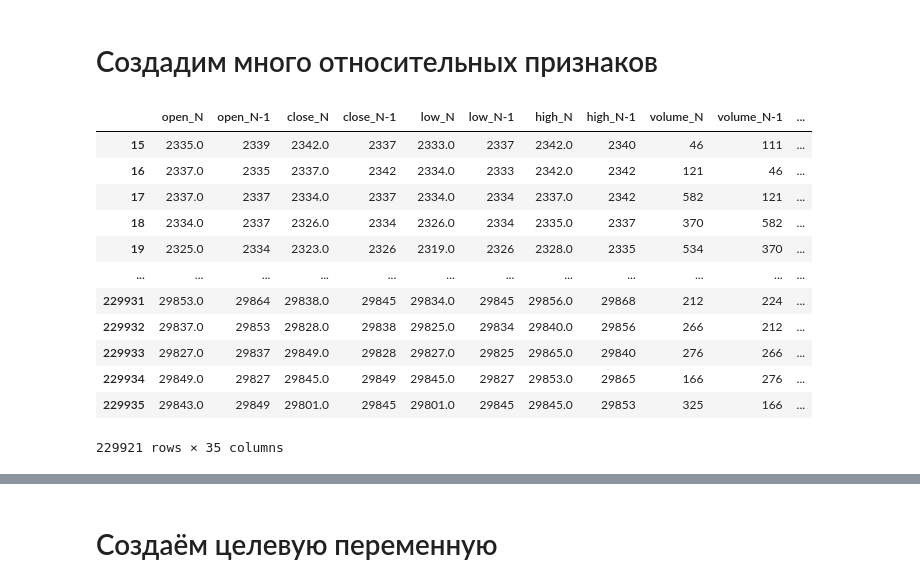
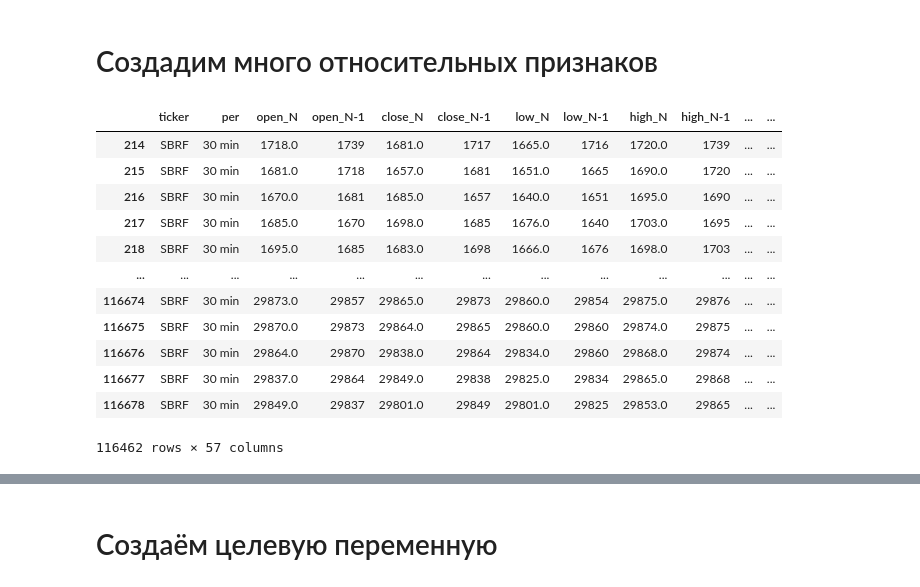
Before and after one commit to AlexKosuhin/AlgoTrading, a Jupyter notebook: classification.ipynb, the cells around one changed output, grey strips where cells are left out. Cells and saved outputs as stored; diff of their text form; code cells hidden in the pictures.

```diff
--- a/classification.ipynb
+++ b/classification.ipynb
@@ -290,0 +568,3 @@ df_b.loc[df_b['pattern'] == 1, 'profit'] = profit_N_10
+# %%
+sber_30 = good_dataframe(sber, '30 min')
+sber_bull_eng = detection_bullish_engulfing_pattern(shift_features_2_candle(sber_30))
@@ -450,19 +760,59 @@ def data_one_candle_features_2(data):
+# %%
+def indicators(data):
+    data = data.copy()
+
+    # RSI
+    def rsi(prices, n=14):
+        deltas = np.diff(prices)
+        gains = np.where(deltas > 0, deltas, 0)
+        loss = np.where(deltas < 0, -deltas, 0)
+
+        # Расчитываем первые значения
+        avg_gain = np.mean(gains[:n])
+        avg_loss = np.mean(loss[:n])
+
+        rsi = np.zeros_like(prices)
+        rsi[:n] = np.nan
+
+        for i in range(n, len(prices)):
+            avg_gain = (avg_gain * (n - 1) + gains[i-1]) / n
+            avg_loss = (avg_loss * (n - 1) + loss[i-1]) / n
+            rs = avg_gain / avg_loss
+            rsi[i] = 100 - 100 / (1 + rs)
+        return rsi
+
+    data['RSI_N'] = rsi(data['close_N'], 14)
+
+    # БЛОК SMA
+    # Смотрим отклонение цены от скользящих средних
+    sma_periods = [5, 10, 20, 30, 50, 100, 150, 200]
+    for i in sma_periods:
+        sma_N = data['close_N'].rolling(i).mean()
+        sma_N_1 = data['close_N-1'].rolling(i).mean()
+        # Отклонение
+        data[f'diff_SMA_{i}_N'] = (((data['close_N'] - sma_N) + 10e-8) * 100) / sma_N
+        data[f'diff_SMA_{i}_N_1'] = (((data['close_N-1'] - sma_N_1) + 10e-8) *100) / sma_N_1
+
+
+    data.dropna(inplace=True)
+    return data
 # %%
-df_full = data_time_features(df_b)
+df_full = data_time_features(sber_bull_eng)
 df_full = data_one_candle_features_1(df_full)
 df_full = data_one_candle_features_2(df_full)
+df_full = indicators(df_full)
 df_full
 # %% [output]
-|  | open_N | open_N-1 | close_N | close_N-1 | low_N | low_N-1 | high_N | high_N-1 | volume_N | volume_N-1 | ... |
-| 15 | 2335.0 | 2339 | 2342.0 | 2337 | 2333.0 | 2337 | 2342.0 | 2340 | 46 | 111 | ... |
-| 16 | 2337.0 | 2335 | 2337.0 | 2342 | 2334.0 | 2333 | 2342.0 | 2342 | 121 | 46 | ... |
-| 17 | 2337.0 | 2337 | 2334.0 | 2337 | 2334.0 | 2334 | 2337.0 | 2342 | 582 | 121 | ... |
-| 18 | 2334.0 | 2337 | 2326.0 | 2334 | 2326.0 | 2334 | 2335.0 | 2337 | 370 | 582 | ... |
-| 19 | 2325.0 | 2334 | 2323.0 | 2326 | 2319.0 | 2326 | 2328.0 | 2335 | 534 | 370 | ... |
-| ... | ... | ... | ... | ... | ... | ... | ... | ... | ... | ... | ... |
-| 229931 | 29853.0 | 29864 | 29838.0 | 29845 | 29834.0 | 29845 | 29856.0 | 29868 | 212 | 224 | ... |
-| 229932 | 29837.0 | 29853 | 29828.0 | 29838 | 29825.0 | 29834 | 29840.0 | 29856 | 266 | 212 | ... |
-| 229933 | 29827.0 | 29837 | 29849.0 | 29828 | 29827.0 | 29825 | 29865.0 | 29840 | 276 | 266 | ... |
-| 229934 | 29849.0 | 29827 | 29845.0 | 29849 | 29845.0 | 29827 | 29853.0 | 29865 | 166 | 276 | ... |
-| 229935 | 29843.0 | 29849 | 29801.0 | 29845 | 29801.0 | 29845 | 29845.0 | 29853 | 325 | 166 | ... |
+|  | ticker | per | open_N | open_N-1 | close_N | close_N-1 | low_N | low_N-1 | high_N | high_N-1 | ... | ... |
+| 214 | SBRF | 30 min | 1718.0 | 1739 | 1681.0 | 1717 | 1665.0 | 1716 | 1720.0 | 1739 | ... | ... |
+| 215 | SBRF | 30 min | 1681.0 | 1718 | 1657.0 | 1681 | 1651.0 | 1665 | 1690.0 | 1720 | ... | ... |
+| 216 | SBRF | 30 min | 1670.0 | 1681 | 1685.0 | 1657 | 1640.0 | 1651 | 1695.0 | 1690 | ... | ... |
+| 217 | SBRF | 30 min | 1685.0 | 1670 | 1698.0 | 1685 | 1676.0 | 1640 | 1703.0 | 1695 | ... | ... |
+| 218 | SBRF | 30 min | 1695.0 | 1685 | 1683.0 | 1698 | 1666.0 | 1676 | 1698.0 | 1703 | ... | ... |
+| ... | ... | ... | ... | ... | ... | ... | ... | ... | ... | ... | ... | ... |
+| 116674 | SBRF | 30 min | 29873.0 | 29857 | 29865.0 | 29873 | 29860.0 | 29854 | 29875.0 | 29876 | ... | ... |
+| 116675 | SBRF | 30 min | 29870.0 | 29873 | 29864.0 | 29865 | 29860.0 | 29860 | 29874.0 | 29875 | ... | ... |
+| 116676 | SBRF | 30 min | 29864.0 | 29870 | 29838.0 | 29864 | 29834.0 | 29860 | 29868.0 | 29874 | ... | ... |
+| 116677 | SBRF | 30 min | 29837.0 | 29864 | 29849.0 | 29838 | 29825.0 | 29834 | 29865.0 | 29868 | ... | ... |
+| 116678 | SBRF | 30 min | 29849.0 | 29837 | 29801.0 | 29849 | 29801.0 | 29825 | 29853.0 | 29865 | ... | ... |
-229921 rows × 35 columns
+116462 rows × 57 columns
```
Also changed, not shown: parts of 73 cells of this notebook.
